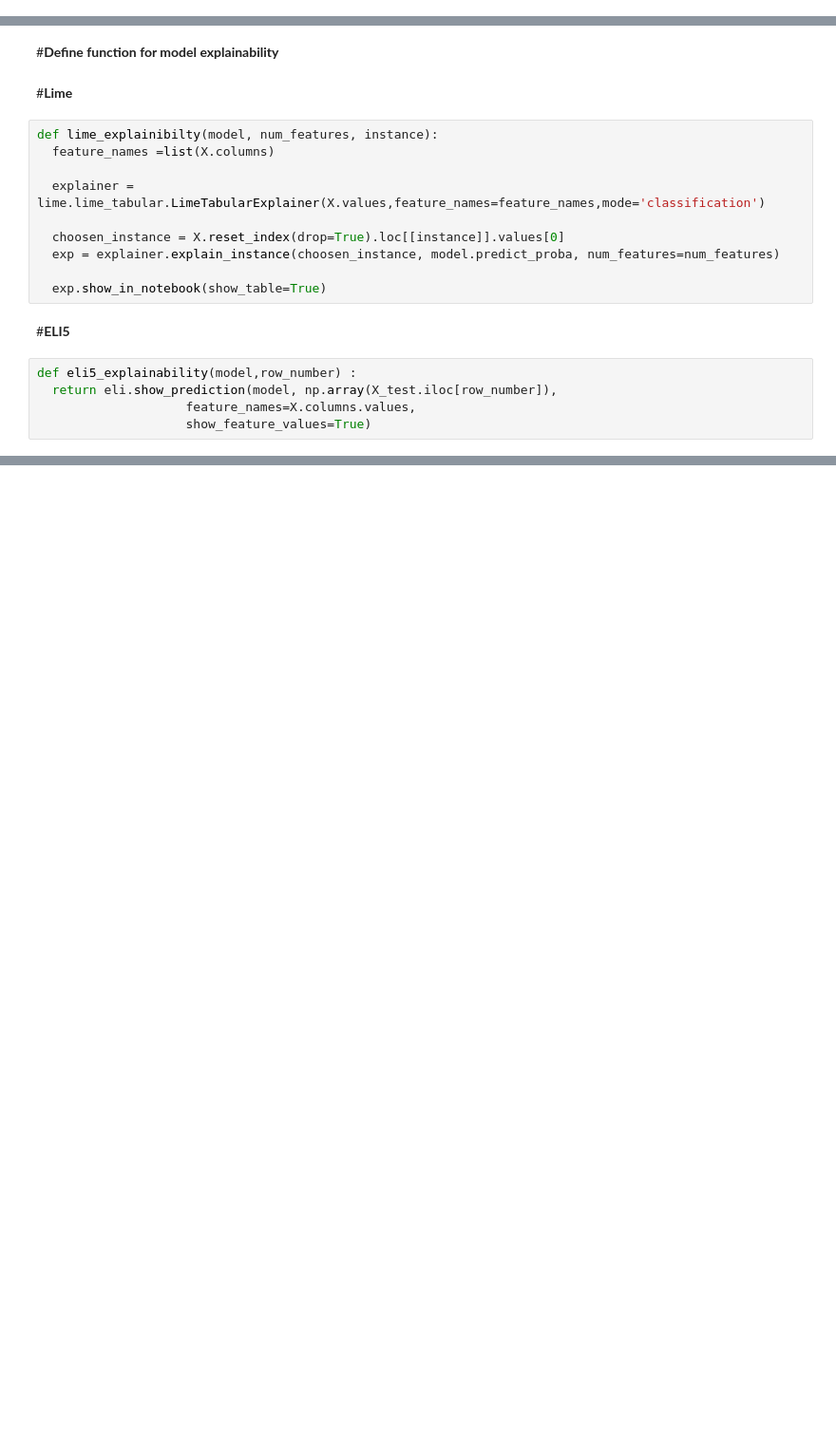
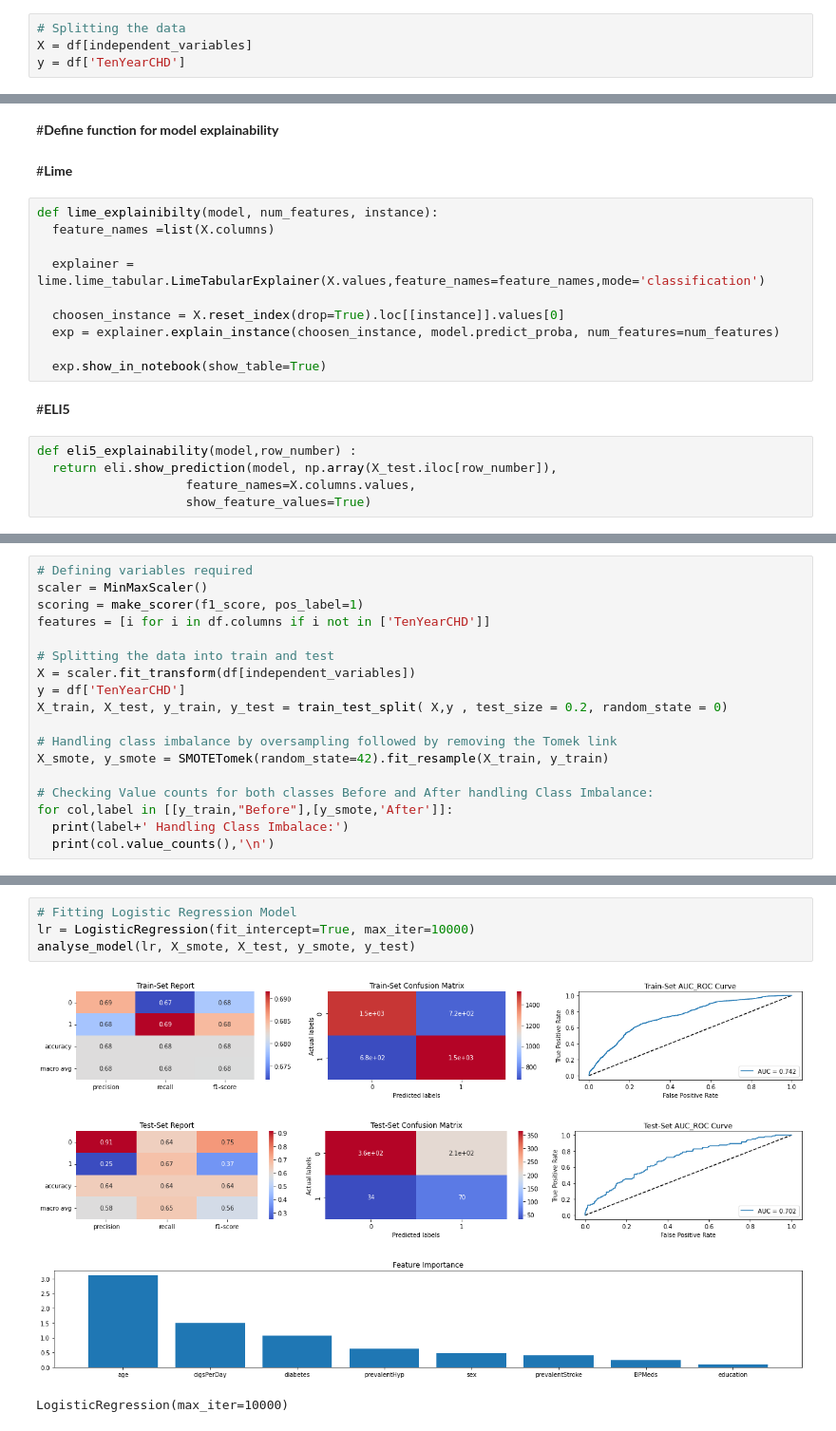
Before and after one commit to sksamima5/Cardiovascular-Risk-Prediction, a Jupyter notebook: Cardiovascular_Risk_Prediction_.ipynb, the cells around one changed output, grey strips where cells are left out. Shown at 95% size. Saved outputs shown, nothing was run; the diff lists cells and outputs as text; blank space fills up the shorter version.

```diff
--- a/Cardiovascular_Risk_Prediction_.ipynb
+++ b/Cardiovascular_Risk_Prediction_.ipynb
@@ -532,6 +532,10 @@ plt.show()
 [figure]
 # %% [markdown]
 #**Model Building**#
+# %%
+# Splitting the data
+X = df[independent_variables]
+y = df['TenYearCHD']
 # %%
 #importing SMote to make our dataset balanced
 from imblearn.over_sampling import SMOTE
@@ -794,0 +884,18 @@ def eli5_explainability(model,row_number) :
+# %%
+# Defining variables required
+scaler = MinMaxScaler()
+scoring = make_scorer(f1_score, pos_label=1)
+features = [i for i in df.columns if i not in ['TenYearCHD']]
+
+# Splitting the data into train and test
+X = scaler.fit_transform(df[independent_variables])
+y = df['TenYearCHD']
+X_train, X_test, y_train, y_test = train_test_split( X,y , test_size = 0.2, random_state = 0)
+
+# Handling class imbalance by oversampling followed by removing the Tomek link
+X_smote, y_smote = SMOTETomek(random_state=42).fit_resample(X_train, y_train)
+
+# Checking Value counts for both classes Before and After handling Class Imbalance:
+for col,label in [[y_train,"Before"],[y_smote,'After']]:
+  print(label+' Handling Class Imbalace:')
+  print(col.value_counts(),'\n')
@@ -794,0 +979,9 @@ def eli5_explainability(model,row_number) :
+# %%
+# Fitting Logistic Regression Model
+lr = LogisticRegression(fit_intercept=True, max_iter=10000)
+analyse_model(lr, X_smote, X_test, y_smote, y_test)
+# %% [output]
+[figure, added]
+[figure, added]
+[figure, added]
+LogisticRegression(max_iter=10000)
```
Also changed, not shown: parts of 7 cells of this notebook.
